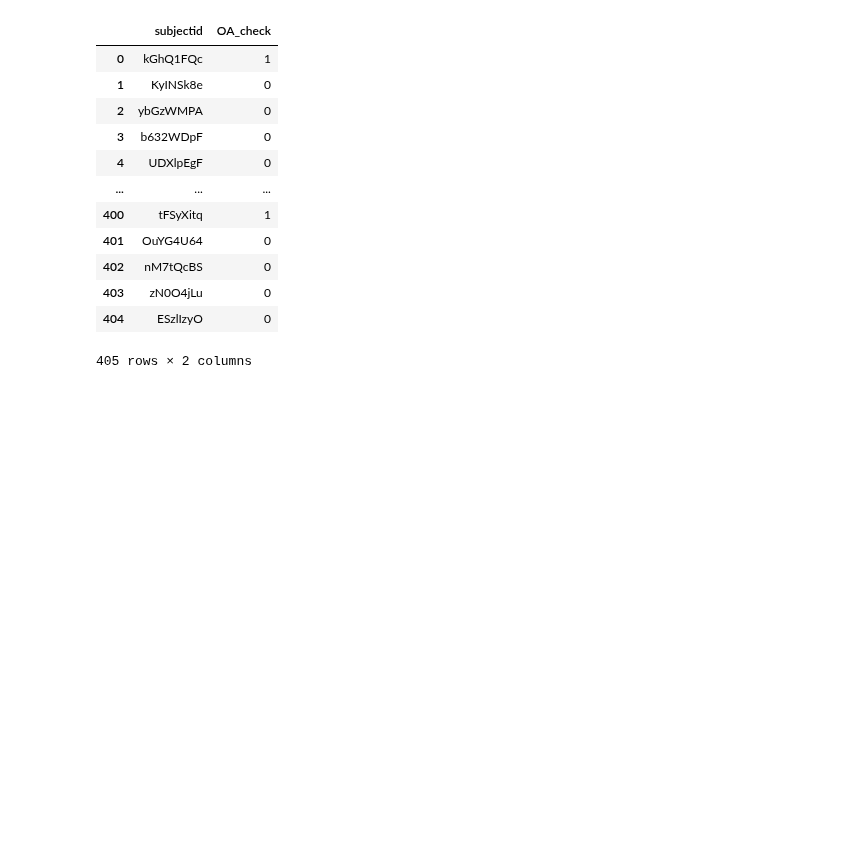
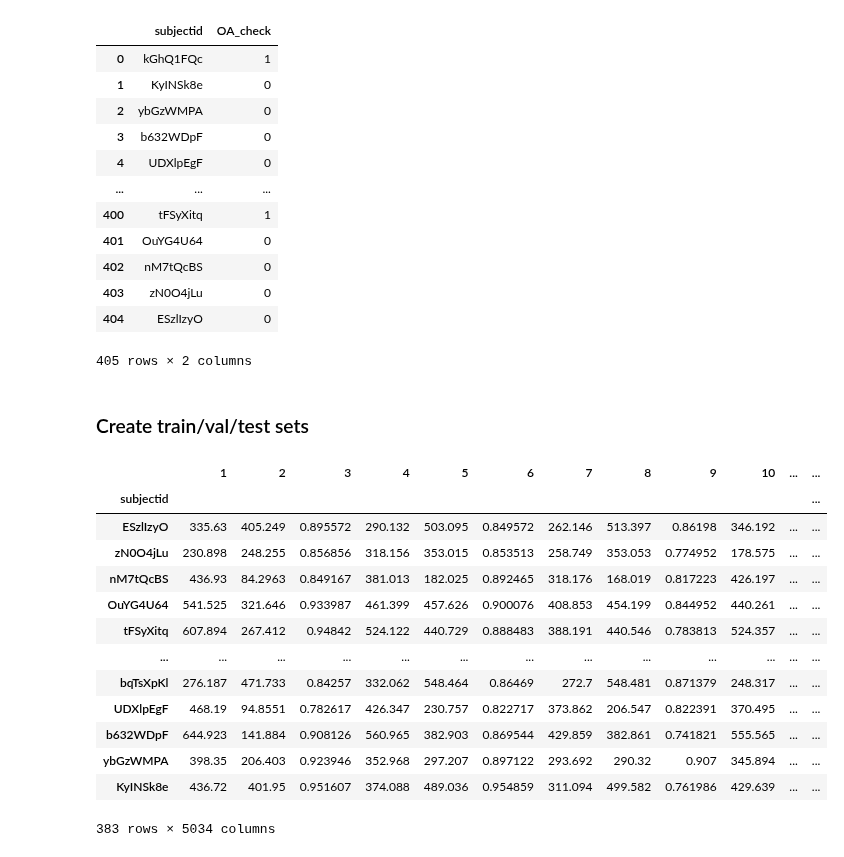
Before and after one commit to amandaliusa/cs231n, a Jupyter notebook: analysis/Model.ipynb, the cells around one changed output. Cells and saved outputs as stored; diff of their text form; code cells hidden in the pictures; blank space fills up the shorter version.

Commit message:
Join the datasets by subjectId

```diff
--- a/analysis/Model.ipynb
+++ b/analysis/Model.ipynb
@@ -103,3 +101,25 @@ df_survey
+# %% [markdown]
+### Create train/val/test sets
+# %%
+# join the dataframes by subjectId
+df_join = df_kp.set_index('subjectid').join(df_calc.set_index('subjectid'))
+df_join = df_join.join(df_survey.set_index('subjectid'))
+df_join
+# %% [output]
+|  | 1 | 2 | 3 | 4 | 5 | 6 | 7 | 8 | 9 | 10 | ... | ... |
+| subjectid |  |  |  |  |  |  |  |  |  |  |  | ... |
+| ESzlIzyO | 335.63 | 405.249 | 0.895572 | 290.132 | 503.095 | 0.849572 | 262.146 | 513.397 | 0.86198 | 346.192 | ... | ... |
+| zN0O4jLu | 230.898 | 248.255 | 0.856856 | 318.156 | 353.015 | 0.853513 | 258.749 | 353.053 | 0.774952 | 178.575 | ... | ... |
+| nM7tQcBS | 436.93 | 84.2963 | 0.849167 | 381.013 | 182.025 | 0.892465 | 318.176 | 168.019 | 0.817223 | 426.197 | ... | ... |
+| OuYG4U64 | 541.525 | 321.646 | 0.933987 | 461.399 | 457.626 | 0.900076 | 408.853 | 454.199 | 0.844952 | 440.261 | ... | ... |
+| tFSyXitq | 607.894 | 267.412 | 0.94842 | 524.122 | 440.729 | 0.888483 | 388.191 | 440.546 | 0.783813 | 524.357 | ... | ... |
+| ... | ... | ... | ... | ... | ... | ... | ... | ... | ... | ... | ... | ... |
+| bqTsXpKl | 276.187 | 471.733 | 0.84257 | 332.062 | 548.464 | 0.86469 | 272.7 | 548.481 | 0.871379 | 248.317 | ... | ... |
+| UDXlpEgF | 468.19 | 94.8551 | 0.782617 | 426.347 | 230.757 | 0.822717 | 373.862 | 206.547 | 0.822391 | 370.495 | ... | ... |
+| b632WDpF | 644.923 | 141.884 | 0.908126 | 560.965 | 382.903 | 0.869544 | 429.859 | 382.861 | 0.741821 | 555.565 | ... | ... |
+| ybGzWMPA | 398.35 | 206.403 | 0.923946 | 352.968 | 297.207 | 0.897122 | 293.692 | 290.32 | 0.907 | 345.894 | ... | ... |
+| KyINSk8e | 436.72 | 401.95 | 0.951607 | 374.088 | 489.036 | 0.954859 | 311.094 | 499.582 | 0.761986 | 429.639 | ... | ... |
+383 rows × 5034 columns
 # %%
 # Placeholder for data loader
 # %%
```
Also changed, not shown: parts of 1 cell of this notebook.
